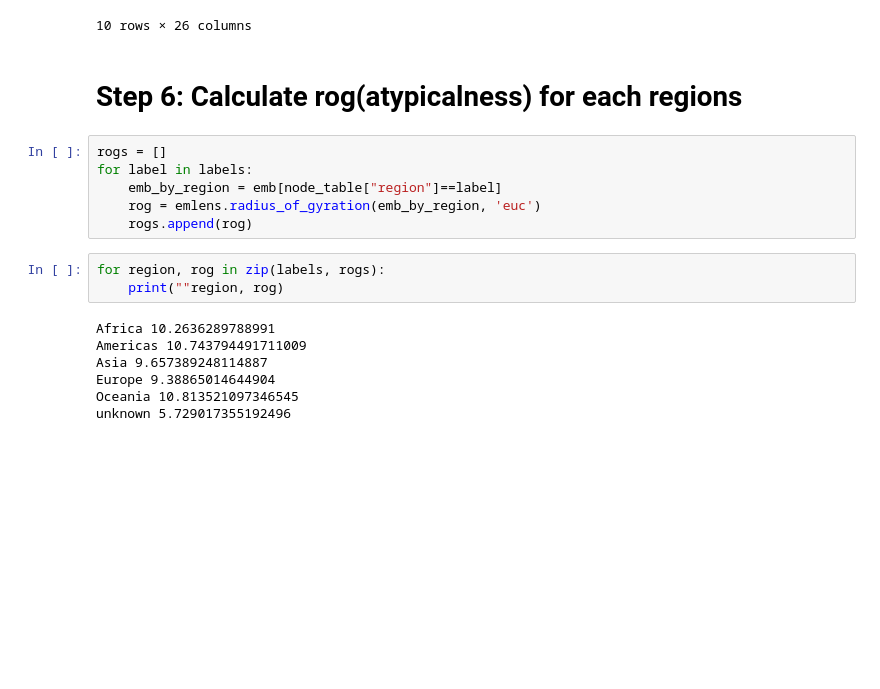
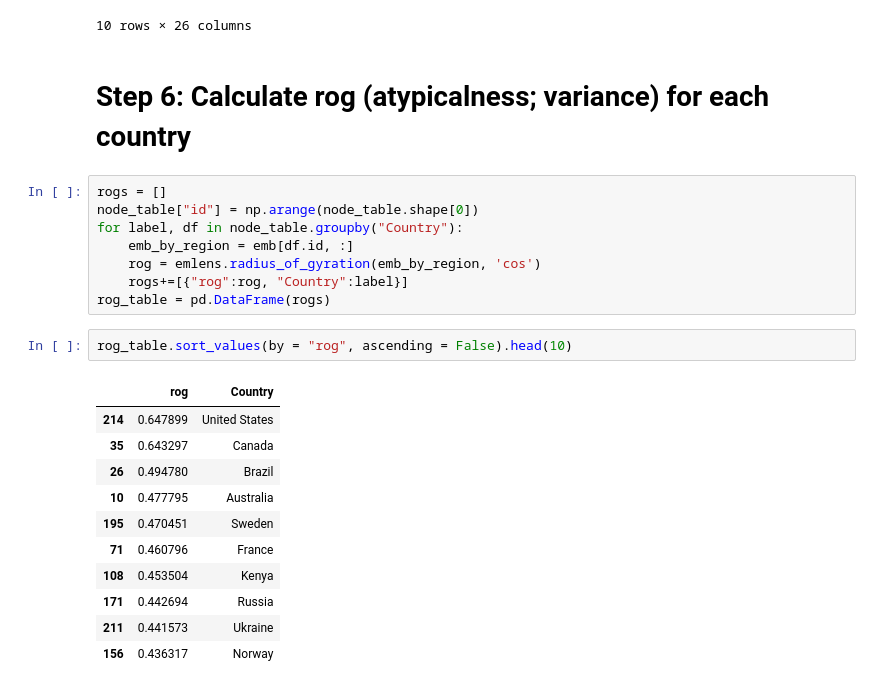
Before and after one commit to skojaku/emlens, a Jupyter notebook: examples/airport-net.ipynb, the cells around one changed output. Cells and saved outputs as stored; diff of their text form; blank space fills up the shorter version.

Commit message:
example by country

```diff
--- a/examples/airport-net.ipynb
+++ b/examples/airport-net.ipynb
@@ -113,20 +113,26 @@ df.sort_values(by = "density", ascending = False).head(10)
 | 681 | 682 | 1606 | Luqa | Malta | Malta | MLA | LMML | 35.857497 | 14.477500 | 300 | ... |
 10 rows × 26 columns
 # %% [markdown]
-# Step 6: Calculate rog(atypicalness) for each regions
+# Step 6: Calculate rog (atypicalness; variance) for each country
 # %%
 rogs = []
-for label in labels:
-    emb_by_region = emb[node_table["region"]==label]
-    rog = emlens.radius_of_gyration(emb_by_region, 'euc')
-    rogs.append(rog)
+node_table["id"] = np.arange(node_table.shape[0])
+for label, df in node_table.groupby("Country"):
+    emb_by_region = emb[df.id, :]
+    rog = emlens.radius_of_gyration(emb_by_region, 'cos')
+    rogs+=[{"rog":rog, "Country":label}]
+rog_table = pd.DataFrame(rogs)
-# %%
-for region, rog in zip(labels, rogs):
-    print(""region, rog)
-# %% [output]
-Africa 10.2636289788991
-Americas 10.743794491711009
-Asia 9.657389248114887
-Europe 9.38865014644904
-Oceania 10.813521097346545
-unknown 5.729017355192496
+# %%
+rog_table.sort_values(by = "rog", ascending = False).head(10)
+# %% [output]
+|  | rog | Country |
+| 214 | 0.647899 | United States |
+| 35 | 0.643297 | Canada |
+| 26 | 0.494780 | Brazil |
+| 10 | 0.477795 | Australia |
+| 195 | 0.470451 | Sweden |
+| 71 | 0.460796 | France |
+| 108 | 0.453504 | Kenya |
+| 171 | 0.442694 | Russia |
+| 211 | 0.441573 | Ukraine |
+| 156 | 0.436317 | Norway |
```
